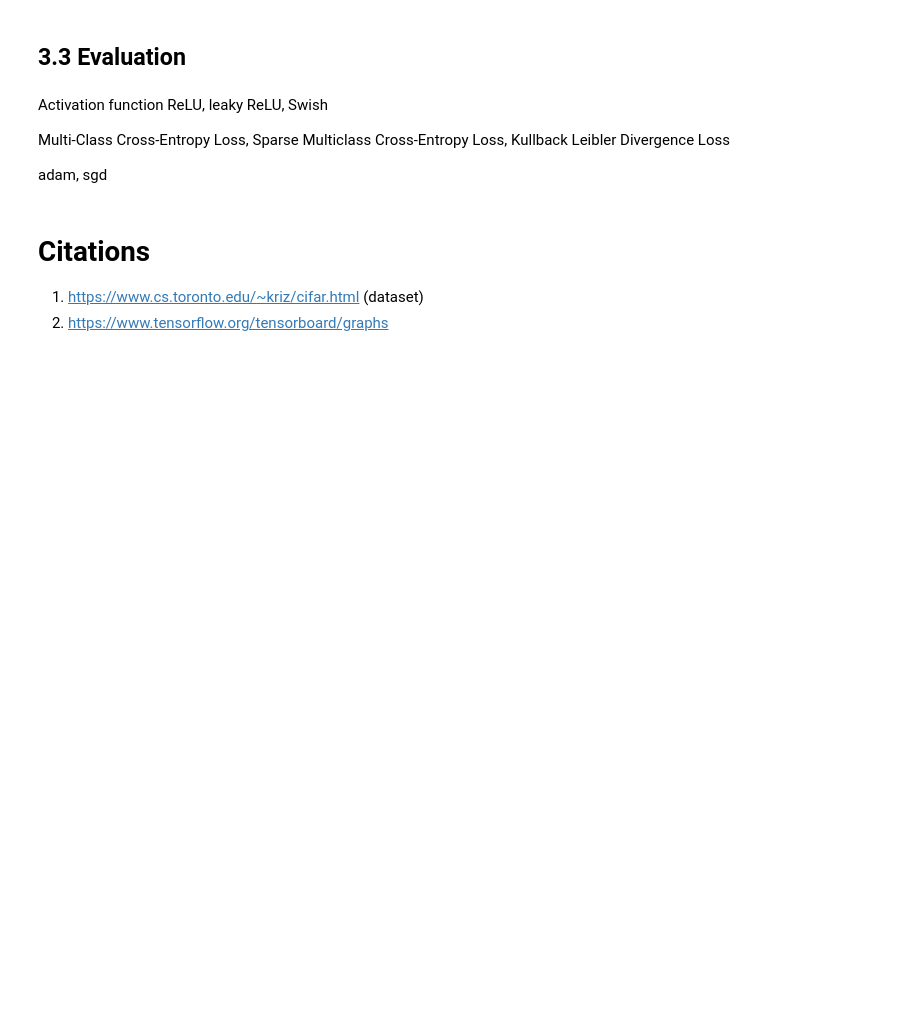
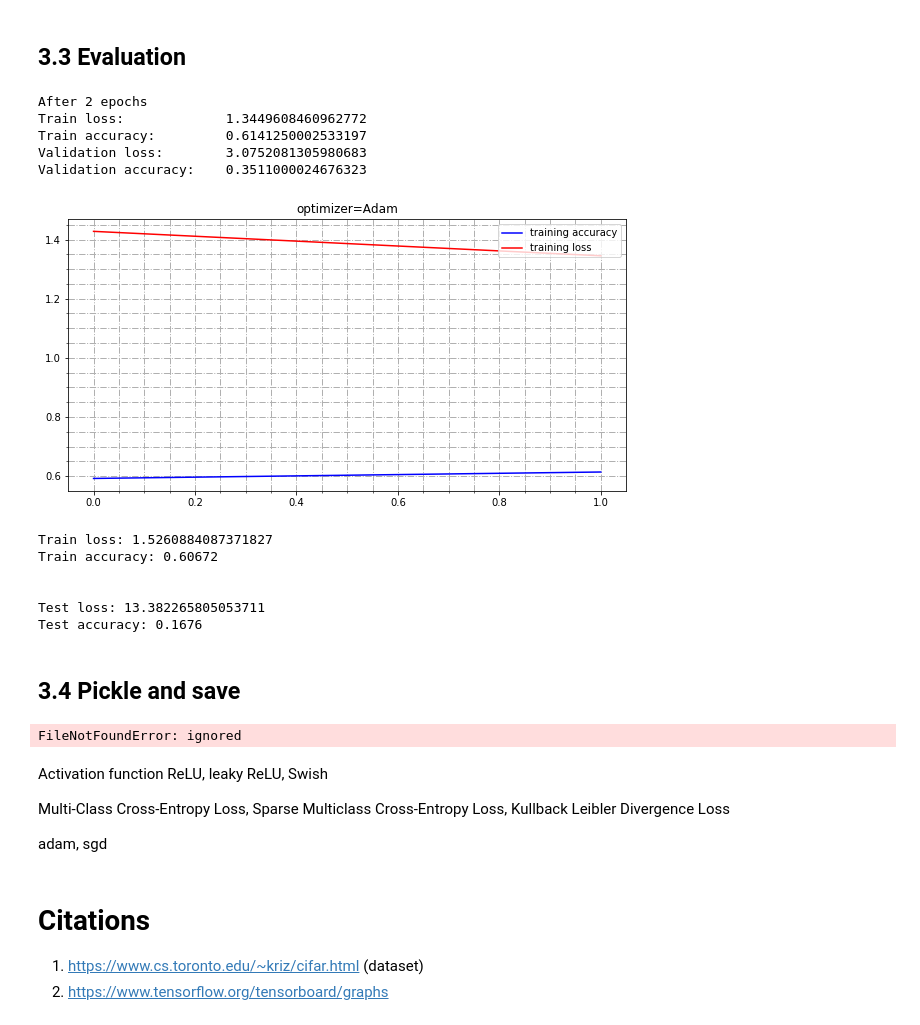
Before and after one commit to ChristinaKou/CnnClassification, a Jupyter notebook: Copy_of_Copy_of_ChristinaKCognvitivePlus.ipynb, the cells around one changed output. Saved outputs shown, nothing was run; the diff lists cells and outputs as text; code cells hidden in the pictures; blank space fills up the shorter version.

Commit message:
ResultsFolder

```diff
--- a/Copy_of_Copy_of_ChristinaKCognvitivePlus.ipynb
+++ b/Copy_of_Copy_of_ChristinaKCognvitivePlus.ipynb
@@ -286,14 +278,26 @@ validation accuracy:            0.3561000021100044
 # %% [markdown]
 ## 3.3 Evaluation
 # %%
+# Training and validation dataset
+
 # Print
-print('After {} epochs \nloss function:\t\t\t{}\ntraining accuracy:\t\t{}\nvalidation loss function:\t{}\nvalidation accuracy:\t\t{}'.format(epochsN, history.history['loss'][-1], history.history['acc'][-1],history.history['val_loss'][-1],history.history['val_acc'][-1] ))
+print('After {} epochs \nTrain loss:\t\t{}\nTrain accuracy:\t\t{}\nValidation loss:\t{}\nValidation accuracy:\t{}'.format(epochsN, history.history['loss'][-1], history.history['acc'][-1],history.history['val_loss'][-1],history.history['val_acc'][-1] ))
 
 # Plot the loss function and the evaluation metric over the course of training
 fig, ax = plt.subplots(1, 1, figsize=(10, 5))
 ax.plot(np.array(history.history['acc']), color='blue', label='training accuracy')
 ax.plot(np.array(history.history['loss']), color='red', label='training loss')
 ax.set_title('optimizer={}'.format('Adam'))
 ax.legend(loc='upper right')
-ax.grid()
-plt.show(),
+ax.minorticks_on(), ax.grid(which='both', linestyle='-.', linewidth=1)
+plt.show()
+
+# Save figure
+fig.savefig('Results/plot.png')
+# %% [output]
+After 2 epochs
+Train loss:             1.3449608460962772
+Train accuracy:         0.6141250002533197
+Validation loss:        3.0752081305980683
+Validation accuracy:    0.3511000024676323
+[figure, added]
@@ -300,18 +306,28 @@ plt.show(),
 # %%
-# Save figure
-if not os.path.exists('Results'):
-    os.makedirs('Results')
-fig.savefig('Results/plot.png')
-
 # Evaluate the training and testing performance of your model
 # Note: you should check both the loss function and your evaluation metric
-score = classifier.evaluate(trainImages, trainLabels, verbose=0)
+score = classifier.evaluate(trainImages, trainLabels, verbose=2)
 print('Train loss:', score[0])
 print('Train accuracy:', score[1], '\n\n')
 
-score = classifier.evaluate(testImages, testLabels, verbose=0)
+score = classifier.evaluate(testImages, testLabels, verbose=2)
 print('Test loss:', score[0])
 print('Test accuracy:', score[1])
+# %% [output]
+Train loss: 1.5260884087371827
+Train accuracy: 0.60672
+
+
+Test loss: 13.382265805053711
+Test accuracy: 0.1676
+# %% [markdown]
+## 3.4 Pickle and save
+# %%
+# Pickle training and save
+with open("Results/training", 'wb') as file_pi:
+  pickle.dump(history.history, file_pi)
+# %% [output]
+FileNotFoundError: ignored
 # %%
 %matplotlib notebook
 
```
Also changed, not shown: parts of 5 cells of this notebook.
